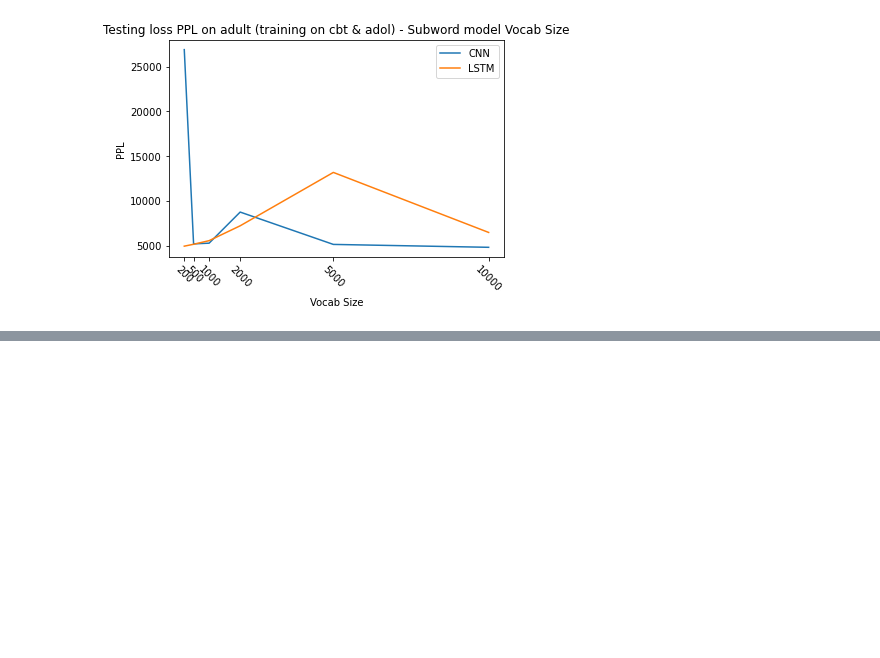
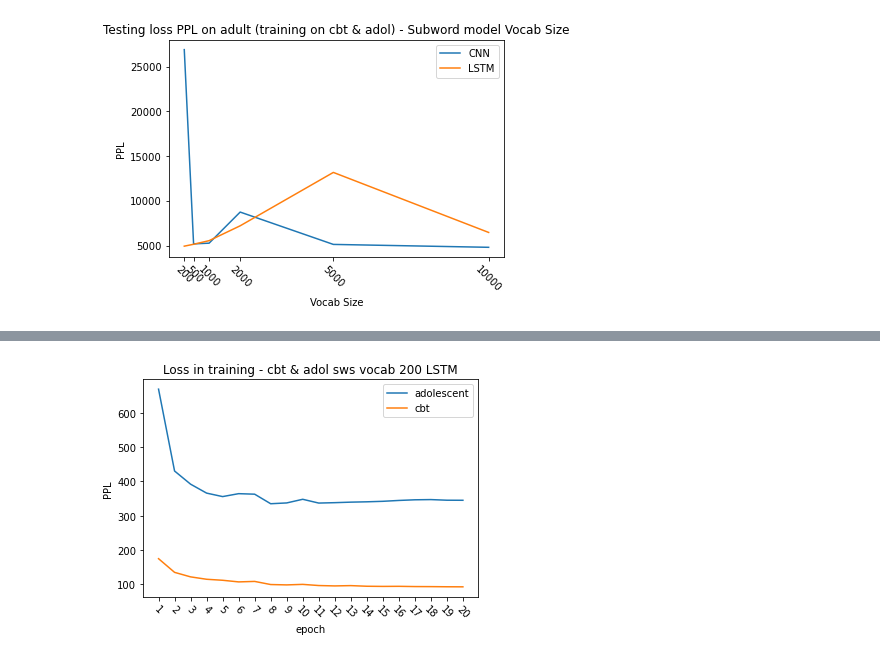
Before and after one commit to shifengxu/CE7455-FinalProject, a Jupyter notebook: log2plot.ipynb, the cells around one changed output, grey strips where cells are left out. Saved outputs shown, nothing was run; the diff lists cells and outputs as text; code cells hidden in the pictures; blank space fills up the shorter version.

```diff
--- a/log2plot.ipynb
+++ b/log2plot.ipynb
@@ -639,0 +667,13 @@ plt.show()
+# %%
+plt.plot(x_ticker2, oS_cbtadol_200_LSTM_testloss_adolescent_ppl, label = "adolescent")
+plt.plot(x_ticker2, oS_cbtadol_200_LSTM_testloss_cbt_ppl, label = "cbt")
+
+
+plt.title("Loss in training - cbt & adol sws vocab 200 LSTM")
+plt.xlabel('epoch')
+plt.ylabel('PPL')
+plt.legend()
+plt.xticks(x_ticker2, rotation = -45)
+plt.show()
+# %% [output]
+[figure, added]
```
Also changed, not shown: parts of 19 cells of this notebook.
